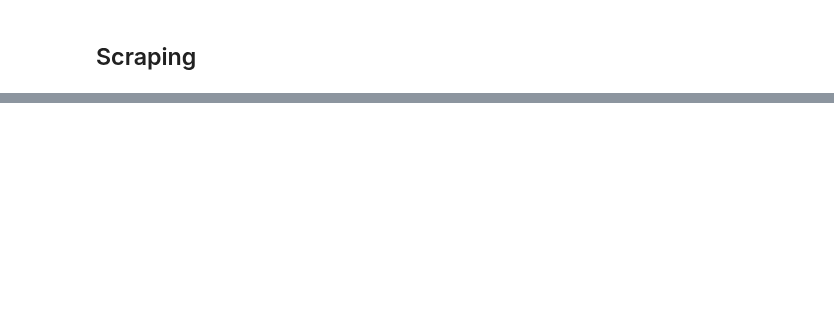
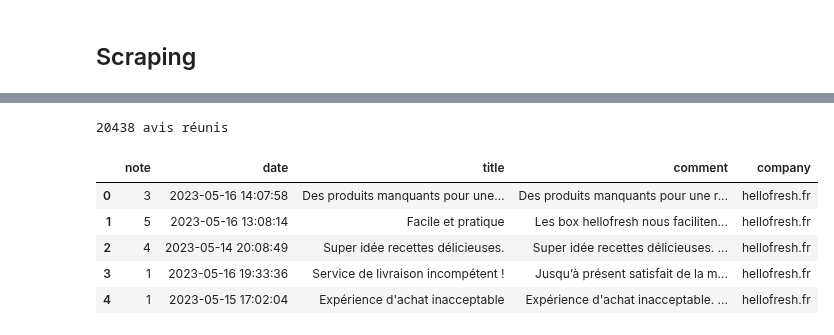
Before and after one commit to InseeFrLab/funathon2023_sujet5, a Jupyter notebook: scraping.ipynb, the cells around one changed output, grey strips where cells are left out. Cells and saved outputs as stored; diff of their text form; code cells hidden in the pictures; blank space fills up the shorter version.

```diff
--- a/scraping.ipynb
+++ b/scraping.ipynb
@@ -34,0 +182,12 @@ import time
+# %%
+print(f'{len(df_all_reviews)} avis réunis')
+
+df_all_reviews.head()
+# %% [output]
+20438 avis réunis
+|  | note | date | title | comment | company |
+| 0 | 3 | 2023-05-16 14:07:58 | Des produits manquants pour une… | Des produits manquants pour une r... | hellofresh.fr |
+| 1 | 5 | 2023-05-16 13:08:14 | Facile et pratique | Les box hellofresh nous faciliten... | hellofresh.fr |
+| 2 | 4 | 2023-05-14 20:08:49 | Super idée recettes délicieuses. | Super idée recettes délicieuses. ... | hellofresh.fr |
+| 3 | 1 | 2023-05-16 19:33:36 | Service de livraison incompétent ! | Jusqu’à présent satisfait de la m... | hellofresh.fr |
+| 4 | 1 | 2023-05-15 17:02:04 | Expérience d'achat inacceptable | Expérience d'achat inacceptable. ... | hellofresh.fr |
```
Also changed, not shown: parts of 27 cells of this notebook.
